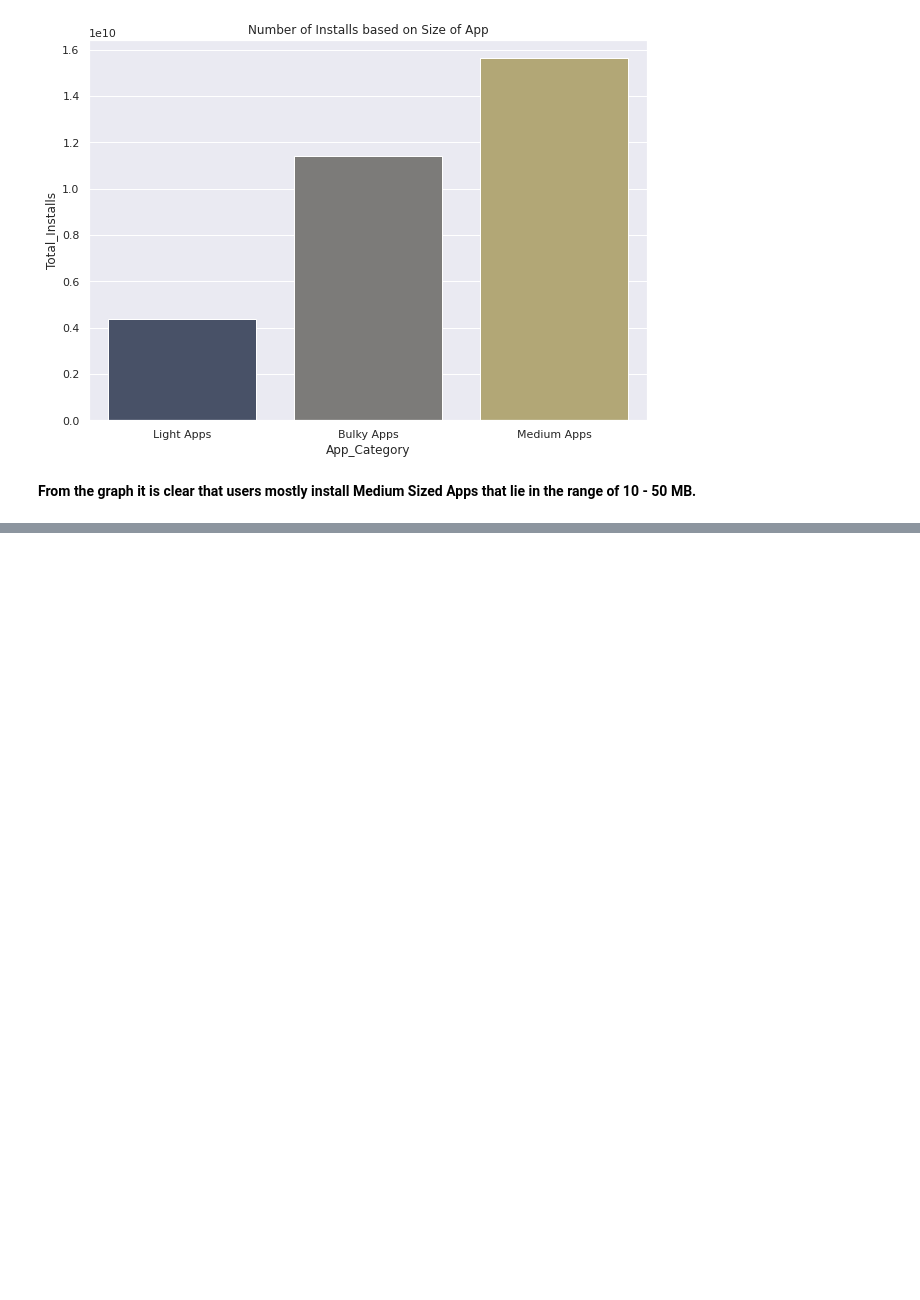
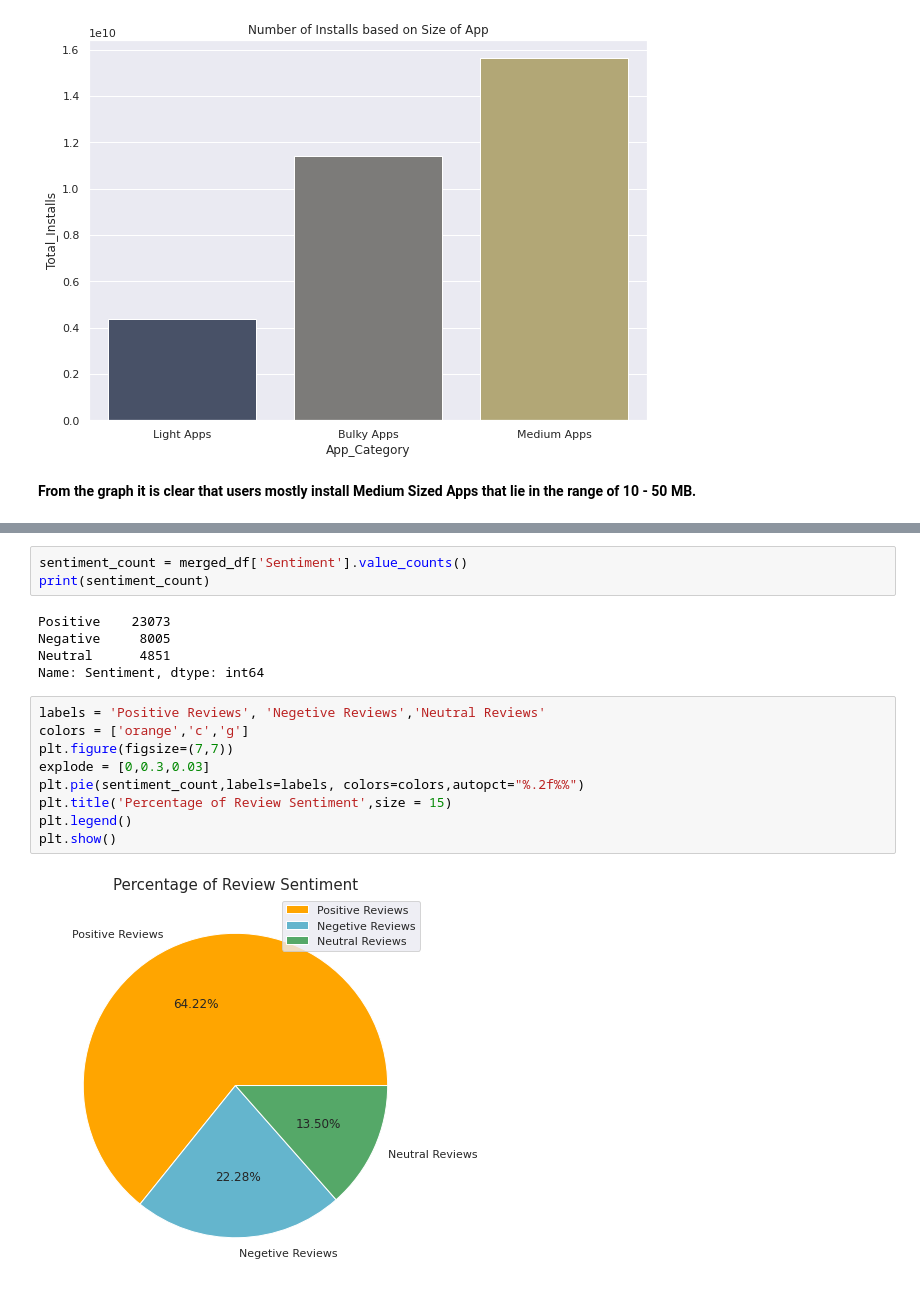
Before and after one commit to Srijan-Rai/Playstore, a Jupyter notebook: Final_Play_Store_App_Analysis.ipynb, the cells around one changed output, grey strips where cells are left out. Cells and saved outputs as stored; diff of their text form; blank space fills up the shorter version.

```diff
--- a/Final_Play_Store_App_Analysis.ipynb
+++ b/Final_Play_Store_App_Analysis.ipynb
@@ -712,0 +745,19 @@ plt.show()
+# %%
+sentiment_count = merged_df['Sentiment'].value_counts()
+print(sentiment_count)
+# %% [output]
+Positive    23073
+Negative     8005
+Neutral      4851
+Name: Sentiment, dtype: int64
+# %%
+labels = 'Positive Reviews', 'Negetive Reviews','Neutral Reviews'
+colors = ['orange','c','g']
+plt.figure(figsize=(7,7))
+explode = [0,0.3,0.03]
+plt.pie(sentiment_count,labels=labels, colors=colors,autopct="%.2f%%")
+plt.title('Percentage of Review Sentiment',size = 15)
+plt.legend()
+plt.show()
+# %% [output]
+[figure, added]
```
Also changed, not shown: parts of 12 cells of this notebook.
